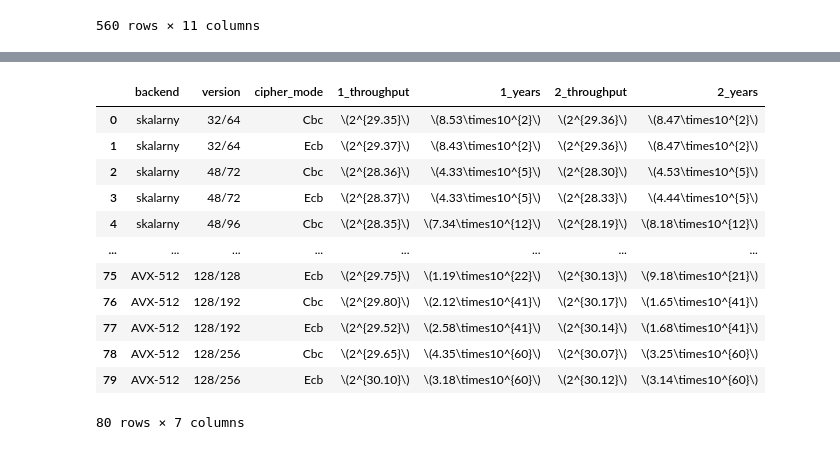
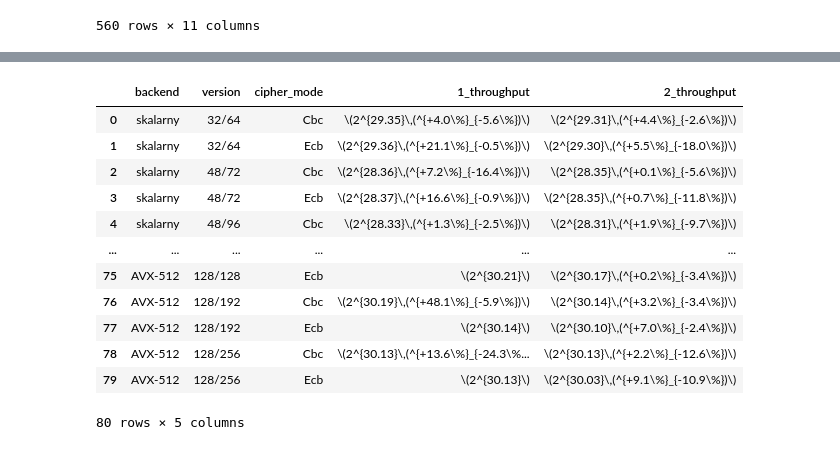
Before and after one commit to jan-chojnacki/SpeckProbe, a Jupyter notebook: analysis/notebooks/system.ipynb, the cells around one changed output, grey strips where cells are left out. Cells and saved outputs as stored; diff of their text form; code cells hidden in the pictures.

```diff
--- a/analysis/notebooks/system.ipynb
+++ b/analysis/notebooks/system.ipynb
@@ -123,7 +123,7 @@ def fit_group(g):
     kb = key_bits_from_version(g['version'].iloc[0])
     N_full = 2.0 ** kb
 
-    slope, intercept, lo, hi = stats.theilslopes(t, n)
+    slope, intercept, lo, hi = stats.theilslopes(t, n, 0.90)
     t_key = slope
     thr = 1e9 / t_key if t_key > 0 else np.nan
 
@@ -188,49 +188,70 @@ def fmt_sci(x):
     m, e = f"{x:.3e}".split("e")
     return rf"\({float(m):.2f}\times10^{{{int(e)}}}\)"
 
+def fmt_pow2_pct(x, lo, hi):
+    """Throughput jako 2^a z asymetryczną niepewnością procentową: 2^a (^{+u%}_{-d%})."""
+    if pd.isna(x) or x <= 0:
+        return "--"
+    a = np.log2(x)
+    if pd.isna(lo) or pd.isna(hi) or lo <= 0 or hi <= 0:
+        return rf"\(2^{{{a:.2f}}}\)"
+    up = (hi - x) / x * 100      # lo/hi to throughput dolny/górny (keys/s)
+    dn = (x - lo) / x * 100
+    return rf"\(2^{{{a:.2f}}}\,(^{{+{up:.1f}\%}}_{{-{dn:.1f}\%}})\)"
+
+# --- formatowanie PRZED pivotem ---
+predictions = predictions.copy()
+predictions["throughput_fmt"] = [
+    fmt_pow2_pct(x, lo, hi)
+    for x, lo, hi in zip(
+        predictions["throughput_keys_per_s"],
+        predictions["ns_per_key_lo"],   # = throughput dolny (1e9/hi_slope)
+        predictions["ns_per_key_hi"],   # = throughput górny (1e9/lo_slope)
+    )
+]
+
 wide = predictions.set_index(INDEX_COLS + ["suffix"])
 
 cols = {}
 for suf in SUFFIXES:
     sub = wide.xs(suf, level="suffix")
-    cols[f"{suf}_throughput"] = sub["throughput_keys_per_s"].map(fmt_pow2)
-    cols[f"{suf}_years"]      = sub["pred_total_years"].map(fmt_sci)
+    cols[f"{suf}_throughput"] = sub["throughput_fmt"]
 
 latex_df = pd.DataFrame(cols).reset_index()
 
 # --- klucze sortujące z SUROWYCH wartości (przed tłumaczeniem) ---
 latex_df["_bk"] = pd.Categorical(
     latex_df["backend"].astype(str).str.lower(),
     categories=backend_order, ordered=True)
 latex_df["_ver"] = pd.Categorical(
     latex_df["version"].astype(str).str.replace("Speck", "", regex=False),
     categories=version_order, ordered=True)
 
 latex_df = latex_df.sort_values(["_bk", "_ver"]).drop(columns=["_bk", "_ver"])
 
 # --- dopiero teraz tłumaczenia na tekst ---
 latex_df["backend"] = latex_df["backend"].astype(str).str.lower().map(backendy_pl).fillna(latex_df["backend"])
 latex_df["version"] = latex_df["version"].map(wersje_pl).fillna(latex_df["version"])
 
 latex_df = latex_df.reset_index(drop=True)
 
 os.makedirs("../csv", exist_ok=True)
 latex_df.to_csv("../csv/prediction_results.csv", index=False)
 latex_df
 # %% [output]
-|  | backend | version | cipher_mode | 1_throughput | 1_years | 2_throughput | 2_years |
-| 0 | skalarny | 32/64 | Cbc | \(2^{29.35}\) | \(8.53\times10^{2}\) | \(2^{29.36}\) | \(8.47\times10^{2}\) |
-| 1 | skalarny | 32/64 | Ecb | \(2^{29.37}\) | \(8.43\times10^{2}\) | \(2^{29.36}\) | \(8.47\times10^{2}\) |
-| 2 | skalarny | 48/72 | Cbc | \(2^{28.36}\) | \(4.33\times10^{5}\) | \(2^{28.30}\) | \(4.53\times10^{5}\) |
-| 3 | skalarny | 48/72 | Ecb | \(2^{28.37}\) | \(4.33\times10^{5}\) | \(2^{28.33}\) | \(4.44\times10^{5}\) |
-| 4 | skalarny | 48/96 | Cbc | \(2^{28.35}\) | \(7.34\times10^{12}\) | \(2^{28.19}\) | \(8.18\times10^{12}\) |
-| ... | ... | ... | ... | ... | ... | ... | ... |
-| 75 | AVX-512 | 128/128 | Ecb | \(2^{29.75}\) | \(1.19\times10^{22}\) | \(2^{30.13}\) | \(9.18\times10^{21}\) |
-| 76 | AVX-512 | 128/192 | Cbc | \(2^{29.80}\) | \(2.12\times10^{41}\) | \(2^{30.17}\) | \(1.65\times10^{41}\) |
-| 77 | AVX-512 | 128/192 | Ecb | \(2^{29.52}\) | \(2.58\times10^{41}\) | \(2^{30.14}\) | \(1.68\times10^{41}\) |
-| 78 | AVX-512 | 128/256 | Cbc | \(2^{29.65}\) | \(4.35\times10^{60}\) | \(2^{30.07}\) | \(3.25\times10^{60}\) |
-| 79 | AVX-512 | 128/256 | Ecb | \(2^{30.10}\) | \(3.18\times10^{60}\) | \(2^{30.12}\) | \(3.14\times10^{60}\) |
+|  | backend | version | cipher_mode | 1_throughput | 2_throughput |
+| 0 | skalarny | 32/64 | Cbc | \(2^{29.35}\,(^{+4.0\%}_{-5.6\%})\) | \(2^{29.31}\,(^{+4.4\%}_{-2.6\%})\) |
+| 1 | skalarny | 32/64 | Ecb | \(2^{29.36}\,(^{+21.1\%}_{-0.5\%})\) | \(2^{29.30}\,(^{+5.5\%}_{-18.0\%})\) |
+| 2 | skalarny | 48/72 | Cbc | \(2^{28.36}\,(^{+7.2\%}_{-16.4\%})\) | \(2^{28.35}\,(^{+0.1\%}_{-5.6\%})\) |
+| 3 | skalarny | 48/72 | Ecb | \(2^{28.37}\,(^{+16.6\%}_{-0.9\%})\) | \(2^{28.35}\,(^{+0.7\%}_{-11.8\%})\) |
+| 4 | skalarny | 48/96 | Cbc | \(2^{28.33}\,(^{+1.3\%}_{-2.5\%})\) | \(2^{28.31}\,(^{+1.9\%}_{-9.7\%})\) |
+| ... | ... | ... | ... | ... | ... |
+| 75 | AVX-512 | 128/128 | Ecb | \(2^{30.21}\) | \(2^{30.17}\,(^{+0.2\%}_{-3.4\%})\) |
+| 76 | AVX-512 | 128/192 | Cbc | \(2^{30.19}\,(^{+48.1\%}_{-5.9\%})\) | \(2^{30.14}\,(^{+3.2\%}_{-3.4\%})\) |
+| 77 | AVX-512 | 128/192 | Ecb | \(2^{30.14}\) | \(2^{30.10}\,(^{+7.0\%}_{-2.4\%})\) |
+| 78 | AVX-512 | 128/256 | Cbc | \(2^{30.13}\,(^{+13.6\%}_{-24.3\%... | \(2^{30.13}\,(^{+2.2\%}_{-12.6\%})\) |
+| 79 | AVX-512 | 128/256 | Ecb | \(2^{30.13}\) | \(2^{30.03}\,(^{+9.1\%}_{-10.9\%})\) |
-80 rows × 7 columns
+80 rows × 5 columns
 # %%
 import numpy as np
 
```
Also changed, not shown: parts of 6 cells of this notebook, 3 other files.
